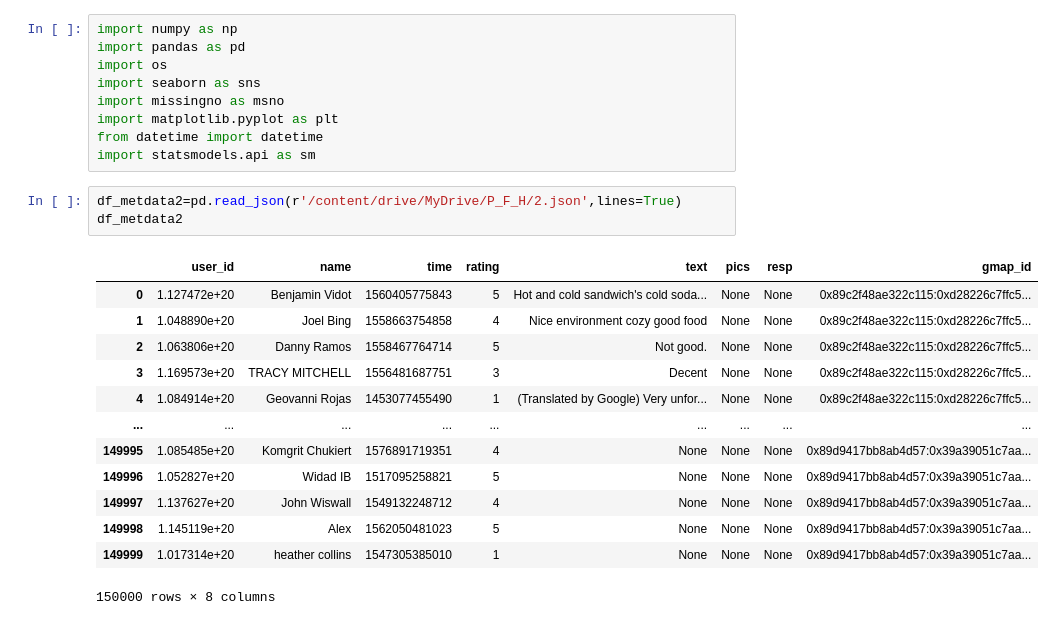
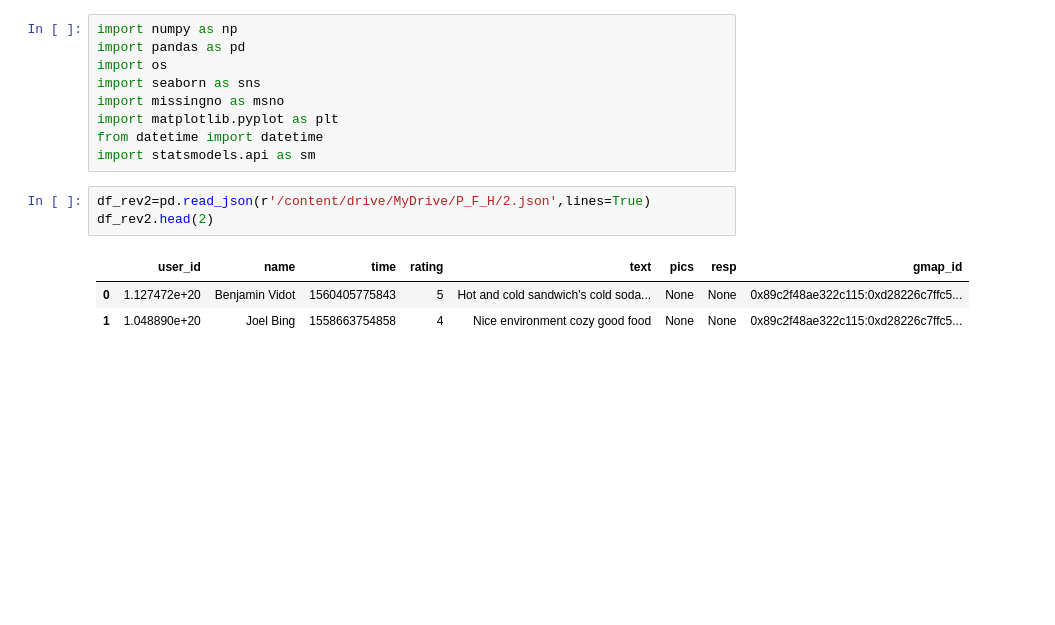
Before and after one commit to Datalogia/PG_12, a Jupyter notebook: Etl_rev_NewY.ipynb, the cells around one changed output. Drawn from its saved outputs; the diff is of its cells as text; blank space fills up the shorter version.

```diff
--- a/Etl_rev_NewY.ipynb
+++ b/Etl_rev_NewY.ipynb
@@ -11,20 +8,10 @@ import matplotlib.pyplot as plt
 from datetime import datetime
 import statsmodels.api as sm
 # %%
-df_metdata2=pd.read_json(r'/content/drive/MyDrive/P_F_H/2.json',lines=True)
-df_metdata2
+df_rev2=pd.read_json(r'/content/drive/MyDrive/P_F_H/2.json',lines=True)
+df_rev2.head(2)
 # %% [output]
 |  | user_id | name | time | rating | text | pics | resp | gmap_id |
 | 0 | 1.127472e+20 | Benjamin Vidot | 1560405775843 | 5 | Hot and cold sandwich's cold soda... | None | None | 0x89c2f48ae322c115:0xd28226c7ffc5... |
 | 1 | 1.048890e+20 | Joel Bing | 1558663754858 | 4 | Nice environment cozy good food | None | None | 0x89c2f48ae322c115:0xd28226c7ffc5... |
-| 2 | 1.063806e+20 | Danny Ramos | 1558467764714 | 5 | Not good. | None | None | 0x89c2f48ae322c115:0xd28226c7ffc5... |
-| 3 | 1.169573e+20 | TRACY MITCHELL | 1556481687751 | 3 | Decent | None | None | 0x89c2f48ae322c115:0xd28226c7ffc5... |
-| 4 | 1.084914e+20 | Geovanni Rojas | 1453077455490 | 1 | (Translated by Google) Very unfor... | None | None | 0x89c2f48ae322c115:0xd28226c7ffc5... |
-| ... | ... | ... | ... | ... | ... | ... | ... | ... |
-| 149995 | 1.085485e+20 | Komgrit Chukiert | 1576891719351 | 4 | None | None | None | 0x89d9417bb8ab4d57:0x39a39051c7aa... |
-| 149996 | 1.052827e+20 | Widad IB | 1517095258821 | 5 | None | None | None | 0x89d9417bb8ab4d57:0x39a39051c7aa... |
-| 149997 | 1.137627e+20 | John Wiswall | 1549132248712 | 4 | None | None | None | 0x89d9417bb8ab4d57:0x39a39051c7aa... |
-| 149998 | 1.145119e+20 | Alex | 1562050481023 | 5 | None | None | None | 0x89d9417bb8ab4d57:0x39a39051c7aa... |
-| 149999 | 1.017314e+20 | heather collins | 1547305385010 | 1 | None | None | None | 0x89d9417bb8ab4d57:0x39a39051c7aa... |
-150000 rows × 8 columns
 # %%
```
Also changed, not shown: parts of 17 cells of this notebook, 1 other file.
